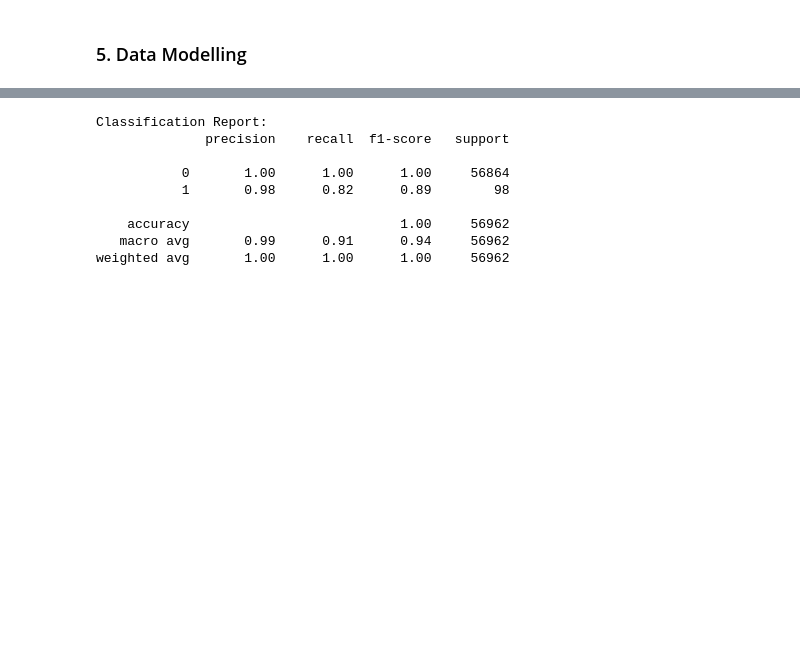
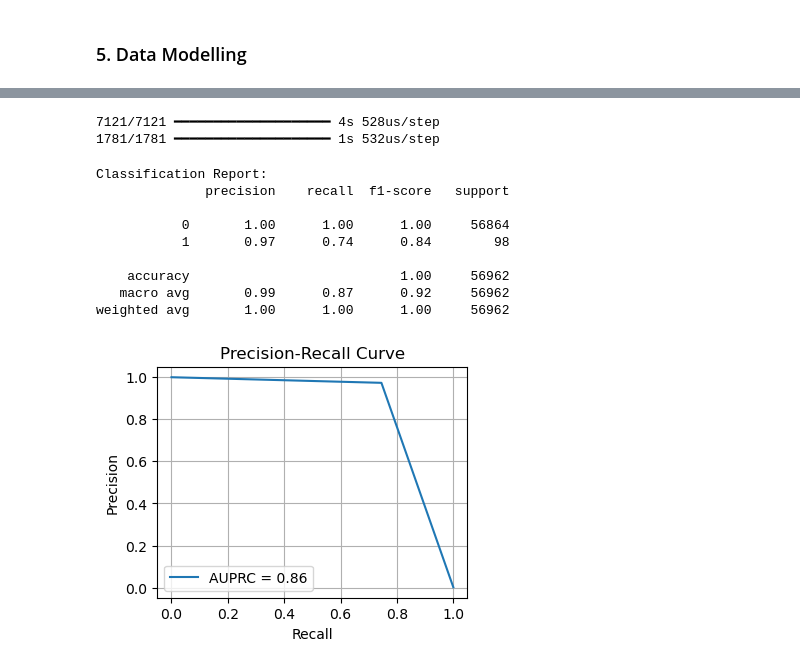
Before and after one commit to rezaaldama/CCFraudModel, a Jupyter notebook: CCFraudModel.ipynb, the cells around one changed output, grey strips where cells are left out. Saved outputs shown, nothing was run; the diff lists cells and outputs as text; code cells hidden in the pictures; blank space fills up the shorter version.

```diff
--- a/CCFraudModel.ipynb
+++ b/CCFraudModel.ipynb
@@ -396,2 +317,29 @@ from sklearn.metrics import classification_report
+# %%
+def visualize_auprc(y_true, y_scores):
+    precision, recall, _ = precision_recall_curve(y_true, y_scores)
+    auprc = auc(recall, precision)
+
+    plt.figure(figsize=(4, 3))
+    plt.plot(recall, precision, label=f'AUPRC = {auprc:.2f}')
+    plt.xlabel('Recall')
+    plt.ylabel('Precision')
+    plt.title('Precision-Recall Curve')
+    plt.legend(loc='lower left')
+    plt.grid(True)
+    plt.show()
+
+def visualize_roc_curve(y_true, y_scores):
+    fpr, tpr, _ = roc_curve(y_true, y_scores)
+    roc_auc = auc(fpr, tpr)
+
+    plt.figure(figsize=(4, 3))
+    plt.plot(fpr, tpr, label=f'ROC Curve (AUC = {roc_auc:.2f})')
+    plt.plot([0, 1], [0, 1], linestyle='--', color='r', label='Random Guess')
+    plt.xlabel('False Positive Rate')
+    plt.ylabel('True Positive Rate')
+    plt.title('ROC Curve')
+    plt.legend(loc='lower right')
+    plt.grid(True)
+    plt.show()
 # %%
 # Let us use the imbalance ratio to set the class weight.
@@ -485,12 +487,15 @@ weighted avg       1.00      1.00      1.00     56962
 # %%
-ensemble_bagging_scores(X_scaled, y_scaled, base_classifier)
+autoencoder_bagging_scores(X_scaled, y_scaled, base_classifier)
 # %% [output]
-Classification Report:
-              precision    recall  f1-score   support
-
-           0       1.00      1.00      1.00     56864
-           1       0.98      0.82      0.89        98
-
-    accuracy                           1.00     56962
-   macro avg       0.99      0.91      0.94     56962
-weighted avg       1.00      1.00      1.00     56962
+7121/7121 ━━━━━━━━━━━━━━━━━━━━ 4s 528us/step
+1781/1781 ━━━━━━━━━━━━━━━━━━━━ 1s 532us/step
+Classification Report:
+              precision    recall  f1-score   support
+
+           0       1.00      1.00      1.00     56864
+           1       0.97      0.74      0.84        98
+
+    accuracy                           1.00     56962
+   macro avg       0.99      0.87      0.92     56962
+weighted avg       1.00      1.00      1.00     56962
+[figure, added]
```
Also changed, not shown: parts of 68 cells of this notebook.
